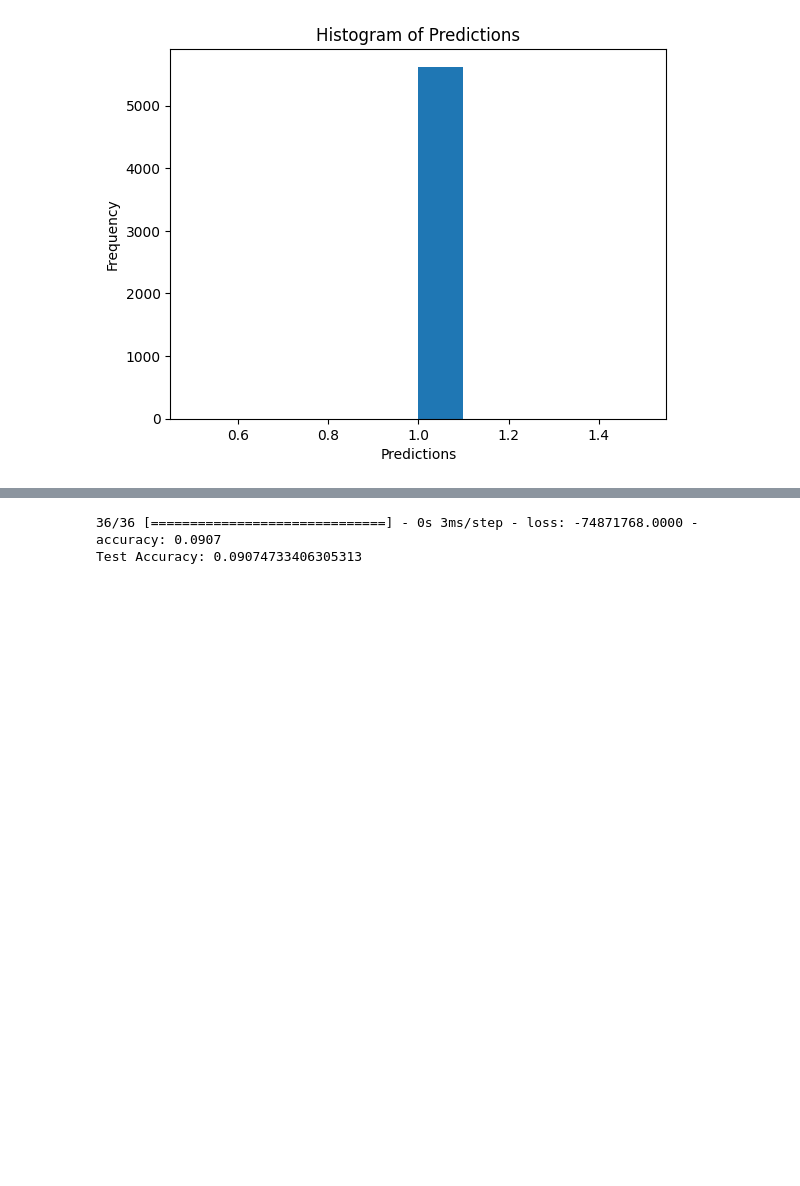
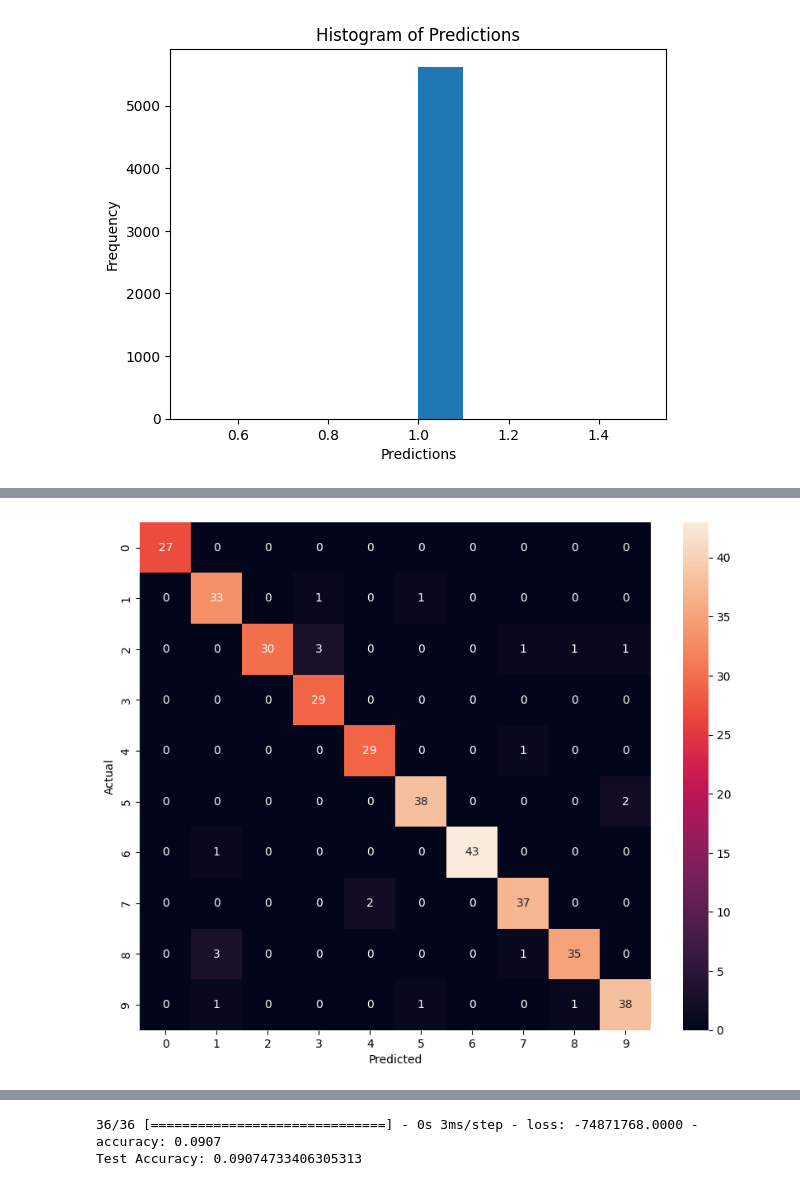
Before and after one commit to dereksgithub/casa0006learning, a Jupyter notebook: watermelon_book/simple_nn.ipynb, the cells around one changed output, grey strips where cells are left out. Saved outputs shown, nothing was run; the diff lists cells and outputs as text; code cells hidden in the pictures; blank space fills up the shorter version.

```diff
--- a/watermelon_book/simple_nn.ipynb
+++ b/watermelon_book/simple_nn.ipynb
@@ -248,0 +412,18 @@ model.compile(optimizer='adam', loss='binary_crossentropy', metrics=['accuracy']
+# %%
+from sklearn.metrics import confusion_matrix
+import seaborn as sns
+
+# Predict the values from the validation dataset
+y_pred = model.predict(X_test)
+y_pred_classes = np.argmax(y_pred, axis=1)
+
+# Compute the confusion matrix
+confusion_mtx = confusion_matrix(y_test, y_pred_classes)
+
+# Plot the confusion matrix
+plt.figure(figsize=(10,8))
+sns.heatmap(confusion_mtx, annot=True, fmt='d')
+plt.ylabel('Actual')
+plt.xlabel('Predicted')
+plt.show()
+# %% [output]
@@ -248,0 +431 @@ model.compile(optimizer='adam', loss='binary_crossentropy', metrics=['accuracy']
+[figure, added]
```
Also changed, not shown: parts of 31 cells of this notebook.
